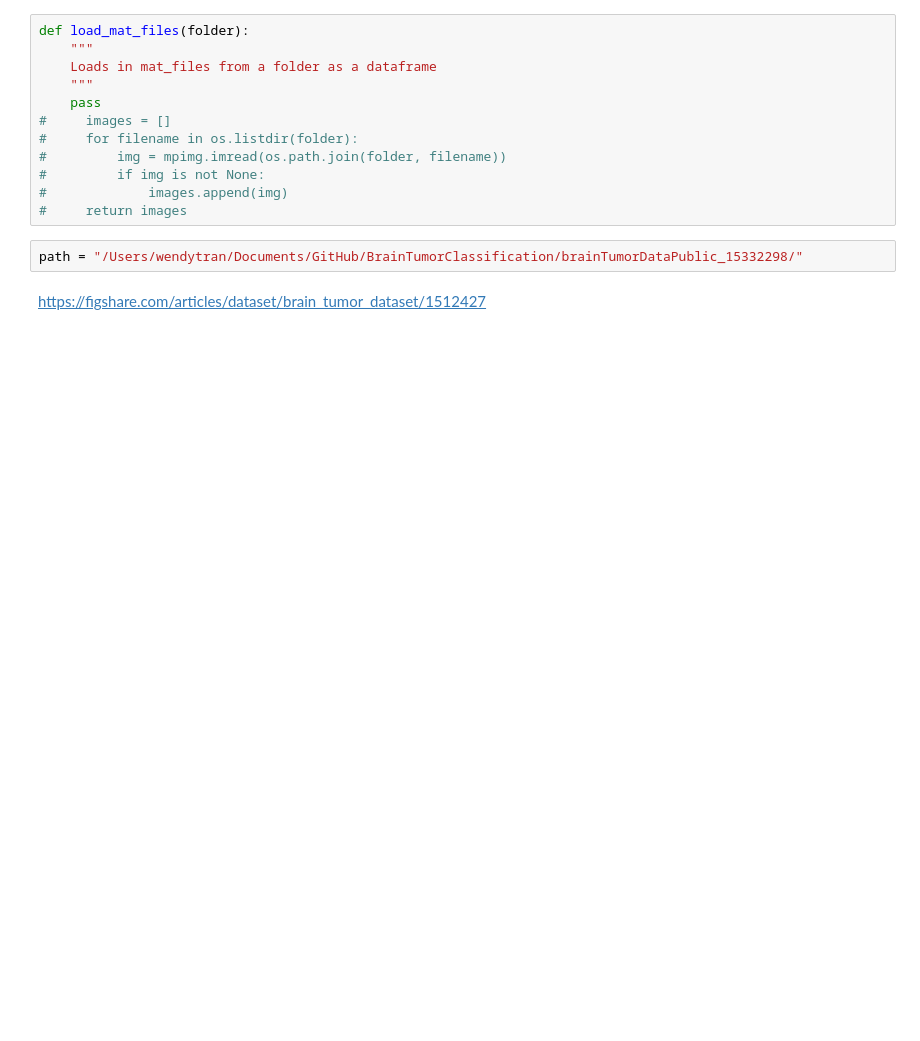
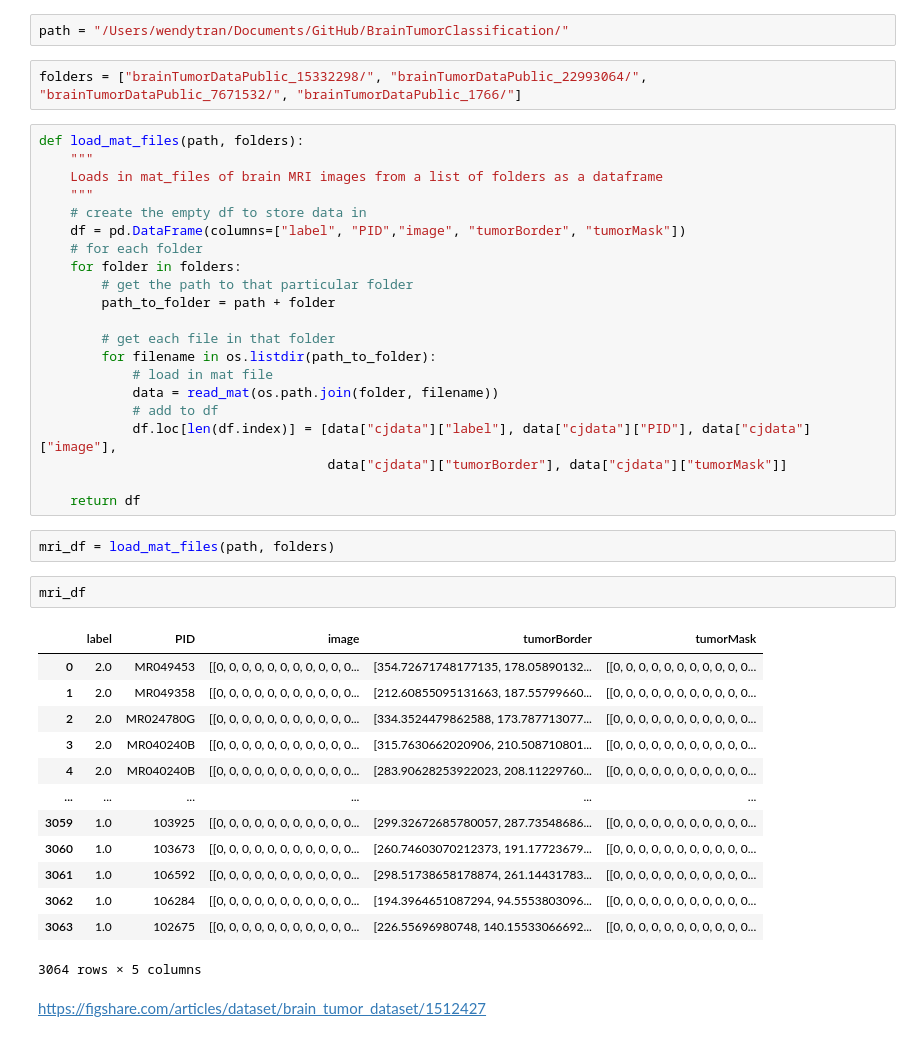
Before and after one commit to jmejia22/BrainTumorClassification, a Jupyter notebook: Project_Update2.ipynb, the cells around one changed output. Cells and saved outputs as stored; diff of their text form; blank space fills up the shorter version.

```diff
--- a/Project_Update2.ipynb
+++ b/Project_Update2.ipynb
@@ -4,17 +8,46 @@ import numpy as np
-# %%
-def load_mat_files(folder):
-    """
-    Loads in mat_files from a folder as a dataframe
-    """
-    pass
-#     images = []
-#     for filename in os.listdir(folder):
-#         img = mpimg.imread(os.path.join(folder, filename))
-#         if img is not None:
-#             images.append(img)
-#     return images
 # %%
-path = "/Users/wendytran/Documents/GitHub/BrainTumorClassification/brainTumorDataPublic_15332298/"
+path = "/Users/wendytran/Documents/GitHub/BrainTumorClassification/"
+# %%
+folders = ["brainTumorDataPublic_15332298/", "brainTumorDataPublic_22993064/", "brainTumorDataPublic_7671532/", "brainTumorDataPublic_1766/"]
+# %%
+def load_mat_files(path, folders):
+    """
+    Loads in mat_files of brain MRI images from a list of folders as a dataframe
+    """
+    # create the empty df to store data in
+    df = pd.DataFrame(columns=["label", "PID","image", "tumorBorder", "tumorMask"])
+    # for each folder
+    for folder in folders:
+        # get the path to that particular folder
+        path_to_folder = path + folder
+
+        # get each file in that folder
+        for filename in os.listdir(path_to_folder):
+            # load in mat file
+            data = read_mat(os.path.join(folder, filename))
+            # add to df
+            df.loc[len(df.index)] = [data["cjdata"]["label"], data["cjdata"]["PID"], data["cjdata"]["image"],
+                                     data["cjdata"]["tumorBorder"], data["cjdata"]["tumorMask"]]
+
+    return df
+# %%
+mri_df = load_mat_files(path, folders)
+# %%
+mri_df
+# %% [output]
+|  | label | PID | image | tumorBorder | tumorMask |
+| 0 | 2.0 | MR049453 | [[0, 0, 0, 0, 0, 0, 0, 0, 0, 0, 0... | [354.72671748177135, 178.05890132... | [[0, 0, 0, 0, 0, 0, 0, 0, 0, 0, 0... |
+| 1 | 2.0 | MR049358 | [[0, 0, 0, 0, 0, 0, 0, 0, 0, 0, 0... | [212.60855095131663, 187.55799660... | [[0, 0, 0, 0, 0, 0, 0, 0, 0, 0, 0... |
+| 2 | 2.0 | MR024780G | [[0, 0, 0, 0, 0, 0, 0, 0, 0, 0, 0... | [334.3524479862588, 173.787713077... | [[0, 0, 0, 0, 0, 0, 0, 0, 0, 0, 0... |
+| 3 | 2.0 | MR040240B | [[0, 0, 0, 0, 0, 0, 0, 0, 0, 0, 0... | [315.7630662020906, 210.508710801... | [[0, 0, 0, 0, 0, 0, 0, 0, 0, 0, 0... |
+| 4 | 2.0 | MR040240B | [[0, 0, 0, 0, 0, 0, 0, 0, 0, 0, 0... | [283.90628253922023, 208.11229760... | [[0, 0, 0, 0, 0, 0, 0, 0, 0, 0, 0... |
+| ... | ... | ... | ... | ... | ... |
+| 3059 | 1.0 | 103925 | [[0, 0, 0, 0, 0, 0, 0, 0, 0, 0, 0... | [299.32672685780057, 287.73548686... | [[0, 0, 0, 0, 0, 0, 0, 0, 0, 0, 0... |
+| 3060 | 1.0 | 103673 | [[0, 0, 0, 0, 0, 0, 0, 0, 0, 0, 0... | [260.74603070212373, 191.17723679... | [[0, 0, 0, 0, 0, 0, 0, 0, 0, 0, 0... |
+| 3061 | 1.0 | 106592 | [[0, 0, 0, 0, 0, 0, 0, 0, 0, 0, 0... | [298.51738658178874, 261.14431783... | [[0, 0, 0, 0, 0, 0, 0, 0, 0, 0, 0... |
+| 3062 | 1.0 | 106284 | [[0, 0, 0, 0, 0, 0, 0, 0, 0, 0, 0... | [194.3964651087294, 94.5553803096... | [[0, 0, 0, 0, 0, 0, 0, 0, 0, 0, 0... |
+| 3063 | 1.0 | 102675 | [[0, 0, 0, 0, 0, 0, 0, 0, 0, 0, 0... | [226.55696980748, 140.15533066692... | [[0, 0, 0, 0, 0, 0, 0, 0, 0, 0, 0... |
+3064 rows × 5 columns
 # %% [markdown]
 https://figshare.com/articles/dataset/brain_tumor_dataset/1512427
 # %% [markdown]
```
Also changed, not shown: parts of 17 cells of this notebook, 1 other file.
